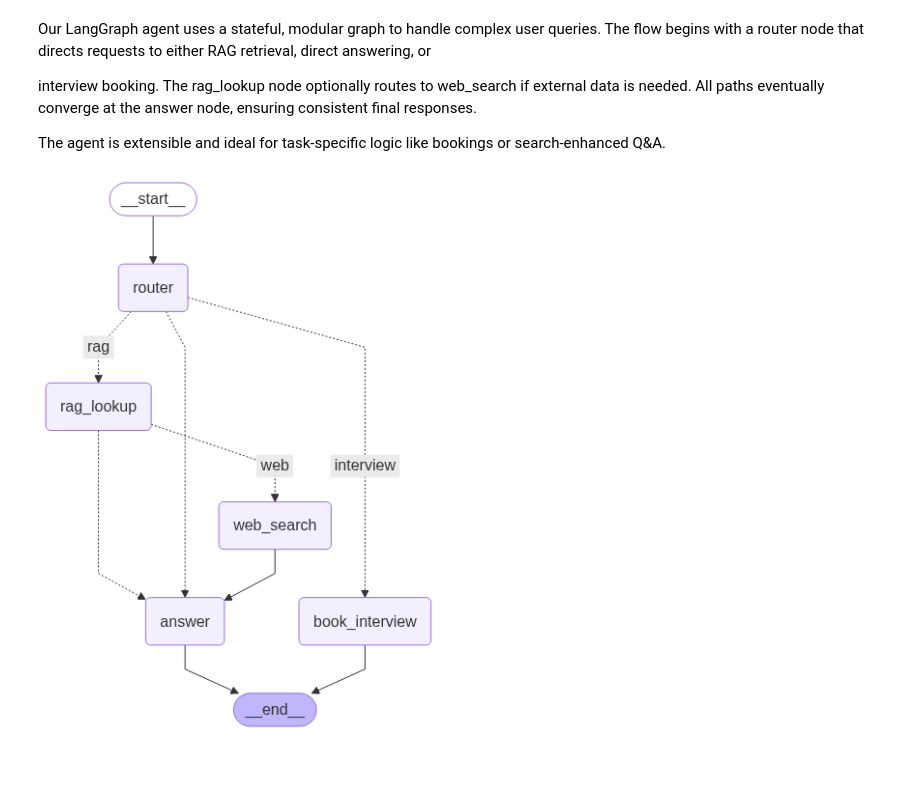
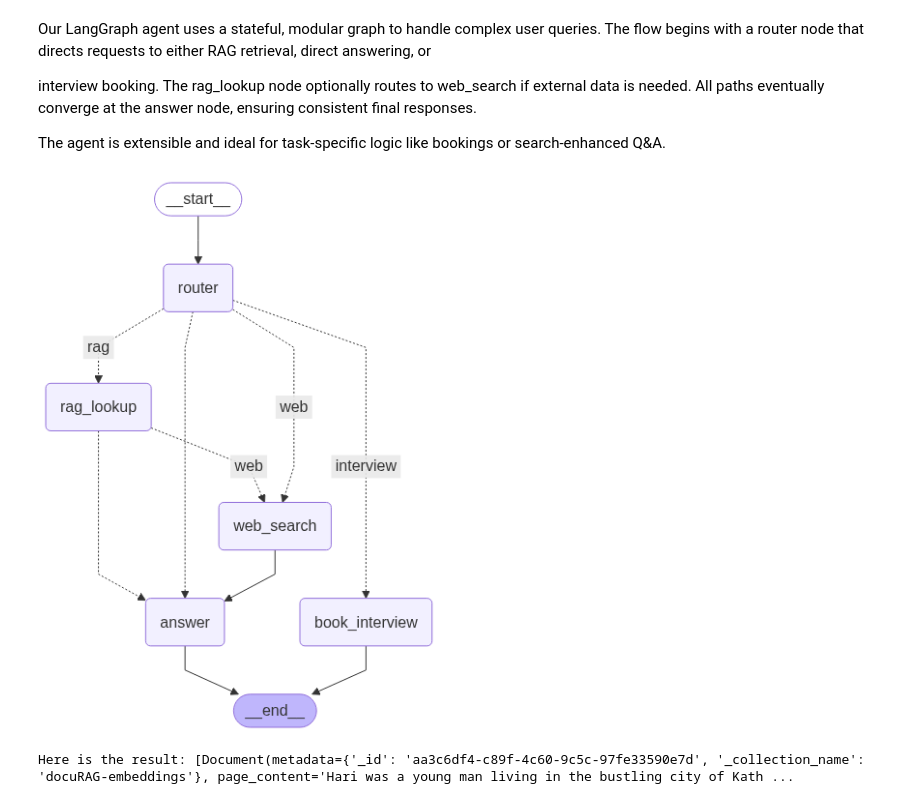
Before and after one commit to ritikb96/documentAgenticRAG, a Jupyter notebook: report/report.ipynb, the cells around one changed output. Drawn from its saved outputs; the diff is of its cells as text; code cells hidden in the pictures; blank space fills up the shorter version.

Commit message:
Added web search tool directly to router

```diff
--- a/report/report.ipynb
+++ b/report/report.ipynb
@@ -362,6 +362,17 @@ interview booking. The rag_lookup node optionally routes to web_search if extern
 
 The agent is extensible and ideal for task-specific logic like bookings or search-enhanced Q&A.
 # %%
+import sys
+import os
+
+# Replace this with the actual path to your project root
+project_root = os.path.abspath("..")  # Or "." or "../../" depending on where you are
+
+if project_root not in sys.path:
+    sys.path.insert(0, project_root)
+
+from app.services.agent import AgentState
+
 from langgraph.graph import StateGraph, END
 from app.services.agent import AgentState
 from langchain_core.tools import tool
@@ -437,32 +448,55 @@ def from_router(state: AgentState) -> str:
 
 def after_rag(state: AgentState) -> str:
         # After rag node, route based on `route` key
         return state.get("route", "answer")
 
 agent_graph = StateGraph(AgentState)
 
 agent_graph.add_node("router", _router_node)
 agent_graph.add_node("rag_lookup", _rag_node)
 agent_graph.add_node("web_search", _web_node)
 agent_graph.add_node("answer", _answer_node)
 agent_graph.add_node("book_interview", _booking_node)
 
 agent_graph.set_entry_point("router")
 
 agent_graph.add_conditional_edges("router", from_router, {
             "rag": "rag_lookup",
             "answer": "answer",
             "answer": "answer",
-            "interview":"book_interview"
+            "interview":"book_interview",
+            "web":"web_search"
         })
 
 agent_graph.add_conditional_edges("rag_lookup", after_rag, {
             "web": "web_search",
             "answer": "answer"
         })
 agent_graph.add_edge("web_search", "answer")
 agent_graph.add_edge("book_interview",END)
 agent_graph.add_edge("answer", END)
 agent_graph.compile()
 # %% [output]
-[figure, old version]
+[figure, new version]
+# %%
+from qdrant_client import QdrantClient
+from langchain_qdrant import QdrantVectorStore
+from langchain_openai import OpenAIEmbeddings
+
+def see_retriever_result(query):
+    client = QdrantClient(url="http://localhost:6333")
+    embedding_model = OpenAIEmbeddings(model="text-embedding-3-small")
+    vector_db = QdrantVectorStore(
+    client=client,
+    collection_name="docuRAG-embeddings",
+    embedding=embedding_model,
+)
+    retriever = vector_db.as_retriever(search_kwargs={"k": 3})
+
+    results = retriever.invoke(query)
+    return "\n".join(doc.page_content for doc in results)
+
+result = see_retriever_result('who is hari?')
+print(f"Here is the result: {result}")
+# %% [output]
+Here is the result: [Document(metadata={'_id': 'aa3c6df4-c89f-4c60-9c5c-97fe33590e7d', '_collection_name': 'docuRAG-embeddings'}, page_content='Hari was a young man living in the bustling city of Kath ...
```
Also changed, not shown: 3 other files.
